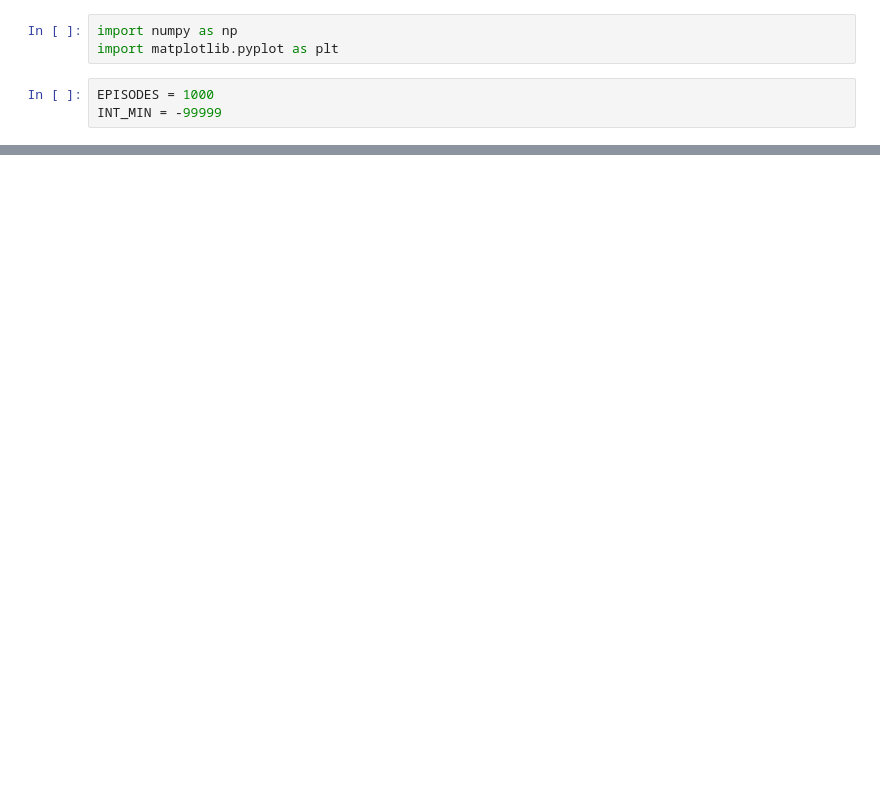
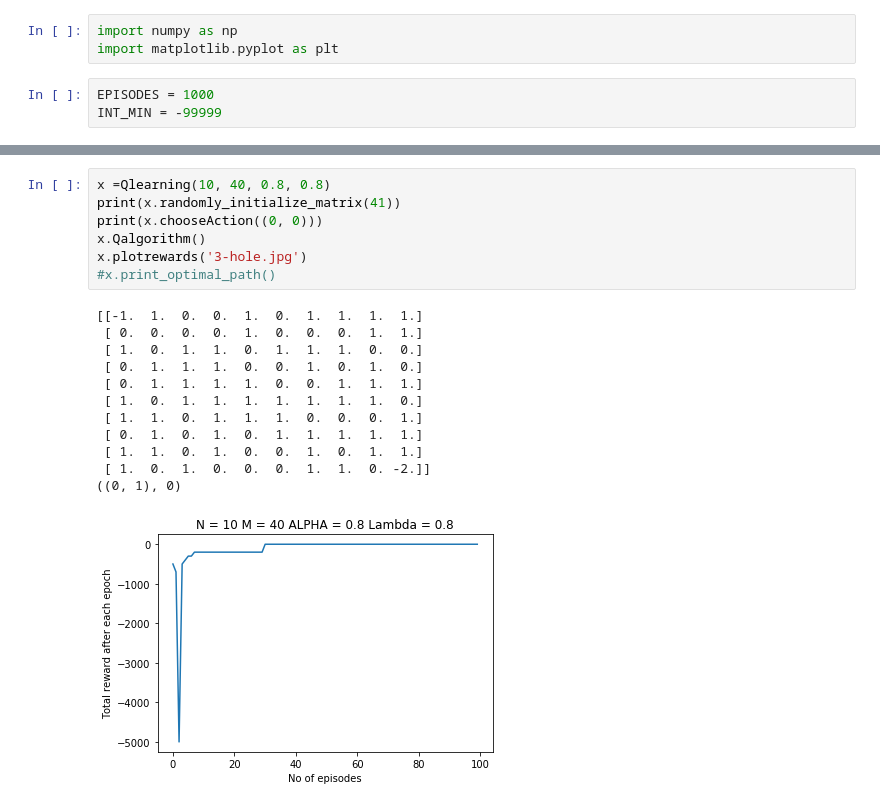
Before and after one commit to bhavykhatri/CCS, a Jupyter notebook: assignment-1/Practice.ipynb, the cells around one changed output, grey strips where cells are left out. Drawn from its saved outputs; the diff is of its cells as text; blank space fills up the shorter version.

```diff
--- a/assignment-1/Practice.ipynb
+++ b/assignment-1/Practice.ipynb
@@ -136,0 +163,20 @@ KeyboardInterrupt:
+# %%
+x =Qlearning(10, 40, 0.8, 0.8)
+print(x.randomly_initialize_matrix(41))
+print(x.chooseAction((0, 0)))
+x.Qalgorithm()
+x.plotrewards('3-hole.jpg')
+#x.print_optimal_path()
+# %% [output]
+[[-1.  1.  0.  0.  1.  0.  1.  1.  1.  1.]
+ [ 0.  0.  0.  0.  1.  0.  0.  0.  1.  1.]
+ [ 1.  0.  1.  1.  0.  1.  1.  1.  0.  0.]
+ [ 0.  1.  1.  1.  0.  0.  1.  0.  1.  0.]
+ [ 0.  1.  1.  1.  1.  0.  0.  1.  1.  1.]
+ [ 1.  0.  1.  1.  1.  1.  1.  1.  1.  0.]
+ [ 1.  1.  0.  1.  1.  1.  0.  0.  0.  1.]
+ [ 0.  1.  0.  1.  0.  1.  1.  1.  1.  1.]
+ [ 1.  1.  0.  1.  0.  0.  1.  0.  1.  1.]
+ [ 1.  0.  1.  0.  0.  0.  1.  1.  0. -2.]]
+((0, 1), 0)
+[figure, added]
```
Also changed, not shown: parts of 21 cells of this notebook, 17 other files.
